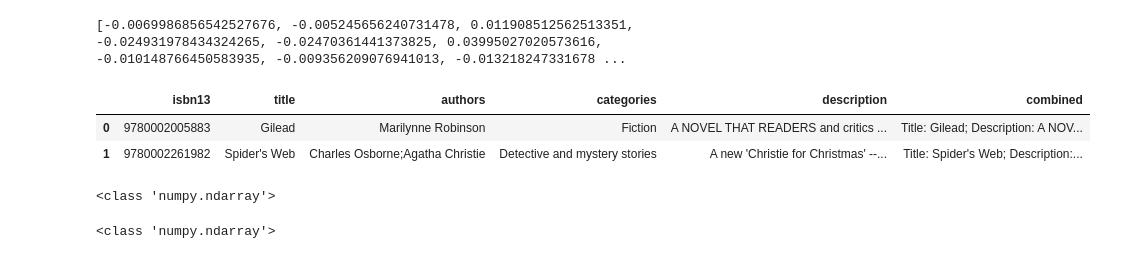
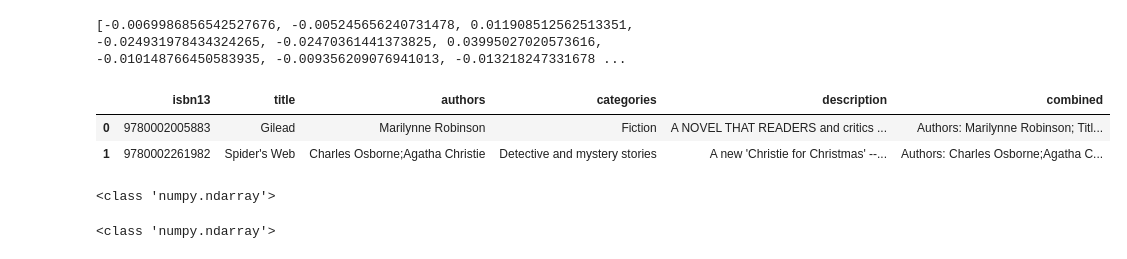
Before and after one commit to Sunying-RONG/neo4j-literature, a Jupyter notebook: embedding-ada002.ipynb, the cells around one changed output. Cells and saved outputs as stored; diff of their text form; code cells hidden in the pictures.

```diff
--- a/embedding-ada002.ipynb
+++ b/embedding-ada002.ipynb
@@ -13,26 +13,29 @@ print(response.data[0].embedding)
 # %%
 import pandas as pd
 import tiktoken
 from openai import OpenAI
 client = OpenAI()
 
 embedding_model = "text-embedding-ada-002"
 embedding_encoding = "cl100k_base"
 max_tokens = 8000  # the maximum for text-embedding-ada-002 is 8191
 
 # load & inspect dataset
 input_datapath = "cleandata.csv"
 df = pd.read_csv(input_datapath)
 df = df[["isbn13", "title", "authors", "categories", "description"]]
 df = df.dropna()
 df["combined"] = (
-    "Title: " + df.title.str.strip() + "; Description: " + df.description.str.strip()
+    "Authors: "+ df.authors.str.strip() +
+    "; Title: " + df.title.str.strip() +
+    "; Categories: " + df.categories.str.strip() +
+    "; Description: " + df.description.str.strip()
 )
 df.head(2)
 # %% [output]
 |  | isbn13 | title | authors | categories | description | combined |
-| 0 | 9780002005883 | Gilead | Marilynne Robinson | Fiction | A NOVEL THAT READERS and critics ... | Title: Gilead; Description: A NOV... |
-| 1 | 9780002261982 | Spider's Web | Charles Osborne;Agatha Christie | Detective and mystery stories | A new 'Christie for Christmas' --... | Title: Spider's Web; Description:... |
+| 0 | 9780002005883 | Gilead | Marilynne Robinson | Fiction | A NOVEL THAT READERS and critics ... | Authors: Marilynne Robinson; Titl... |
+| 1 | 9780002261982 | Spider's Web | Charles Osborne;Agatha Christie | Detective and mystery stories | A new 'Christie for Christmas' --... | Authors: Charles Osborne;Agatha C... |
 # %%
 def get_embedding(text, model=embedding_model):
    text = text.replace("\n", " ")
```
Also changed, not shown: parts of 1 cell of this notebook, 2 other files.
